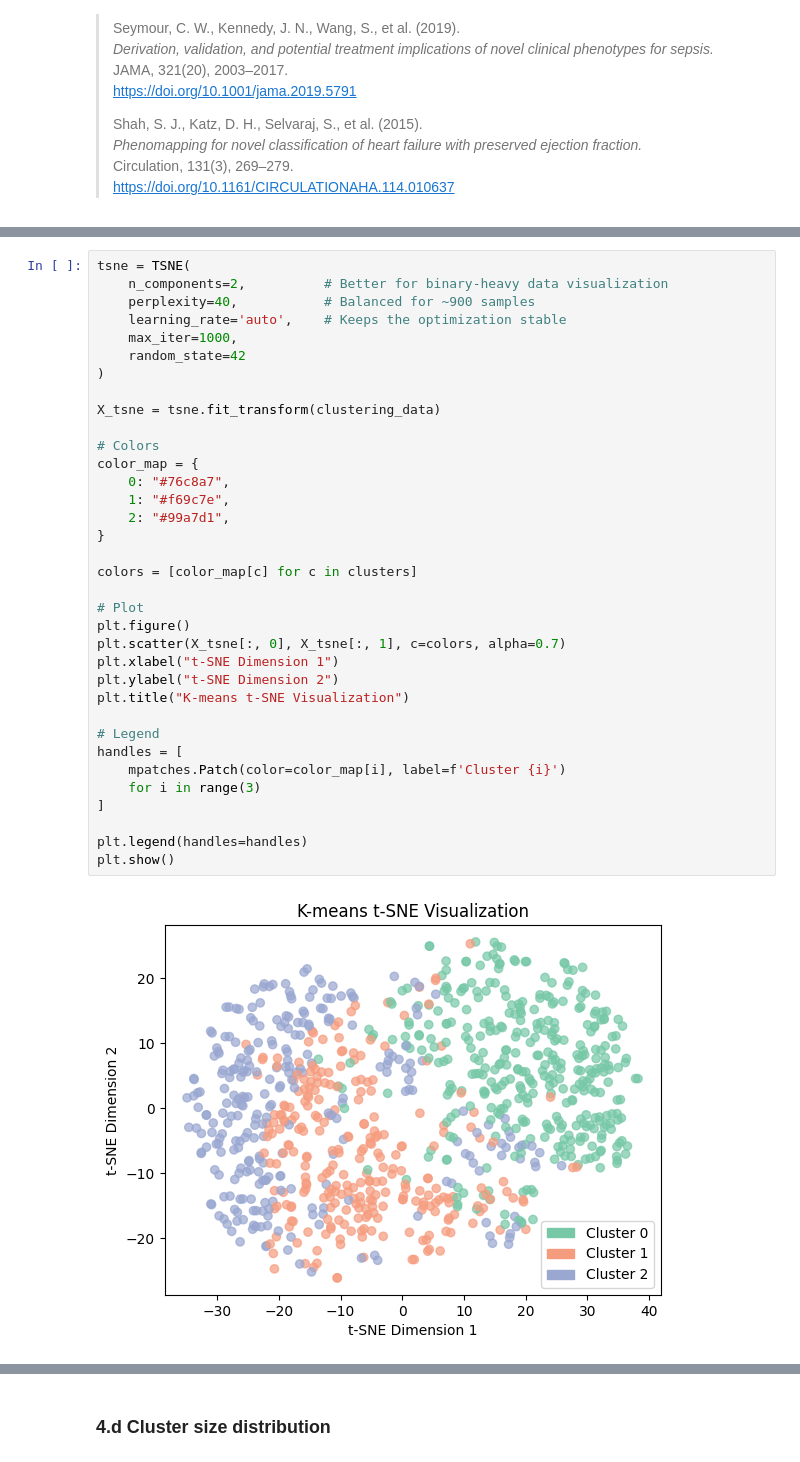
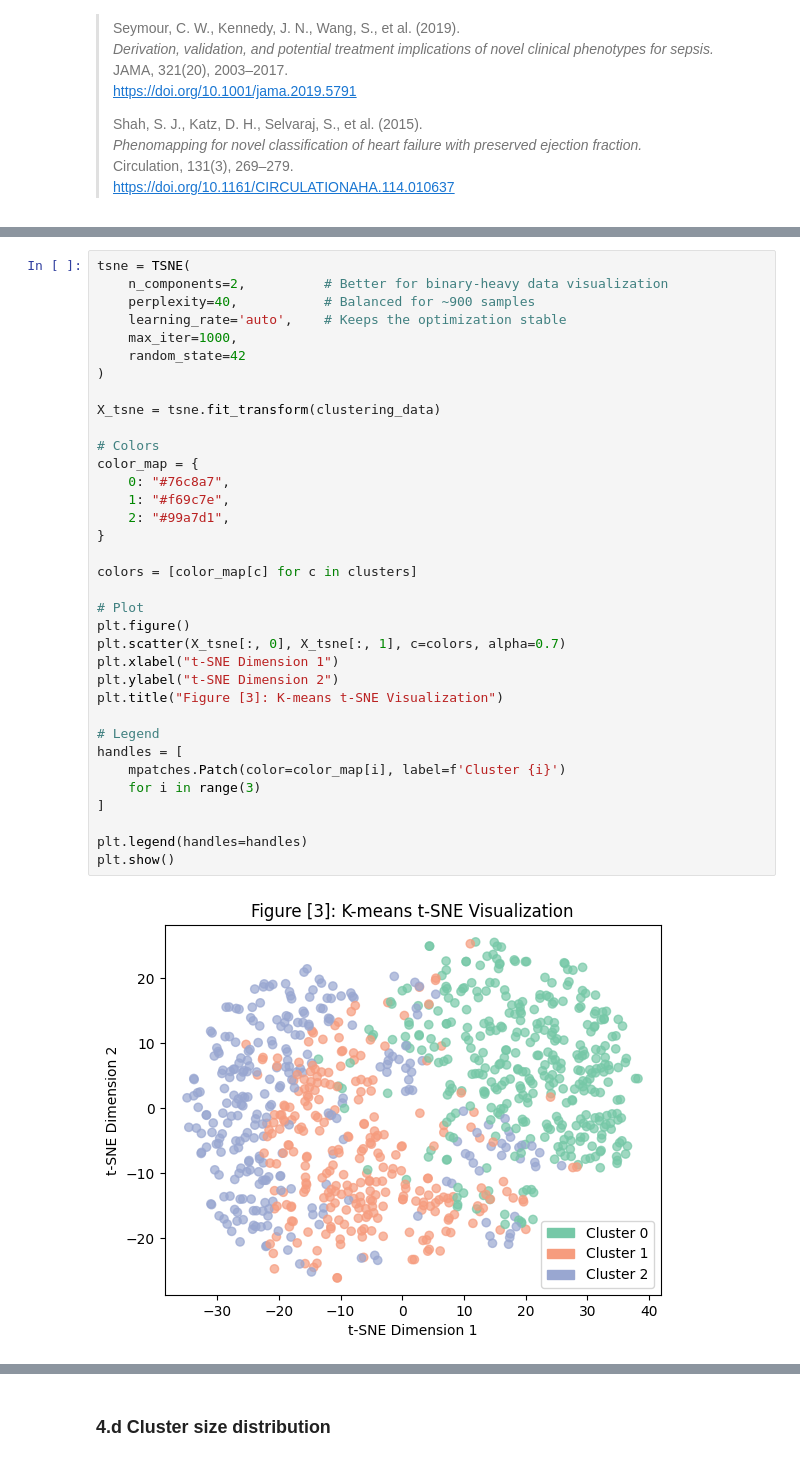
Before and after one commit to Janau00/SWE485-Project-Group9, a Jupyter notebook: Phase2_Unsupervised_Learning.ipynb, the cells around one changed output, grey strips where cells are left out. Cells and saved outputs as stored; diff of their text form.

```diff
--- a/Phase2_Unsupervised_Learning.ipynb
+++ b/Phase2_Unsupervised_Learning.ipynb
@@ -432,32 +448,32 @@ tsne = TSNE(
     max_iter=1000,
     random_state=42
 )
 
 X_tsne = tsne.fit_transform(clustering_data)
 
 # Colors
 color_map = {
     0: "#76c8a7",
     1: "#f69c7e",
     2: "#99a7d1",
 }
 
 colors = [color_map[c] for c in clusters]
 
 # Plot
 plt.figure()
 plt.scatter(X_tsne[:, 0], X_tsne[:, 1], c=colors, alpha=0.7)
 plt.xlabel("t-SNE Dimension 1")
 plt.ylabel("t-SNE Dimension 2")
-plt.title("K-means t-SNE Visualization")
+plt.title("Figure [3]: K-means t-SNE Visualization")
 
 # Legend
 handles = [
     mpatches.Patch(color=color_map[i], label=f'Cluster {i}')
     for i in range(3)
 ]
 
 plt.legend(handles=handles)
 plt.show()
 # %% [output]
-[figure, old version]
+[figure, new version]
```
Also changed, not shown: parts of 31 cells of this notebook.
